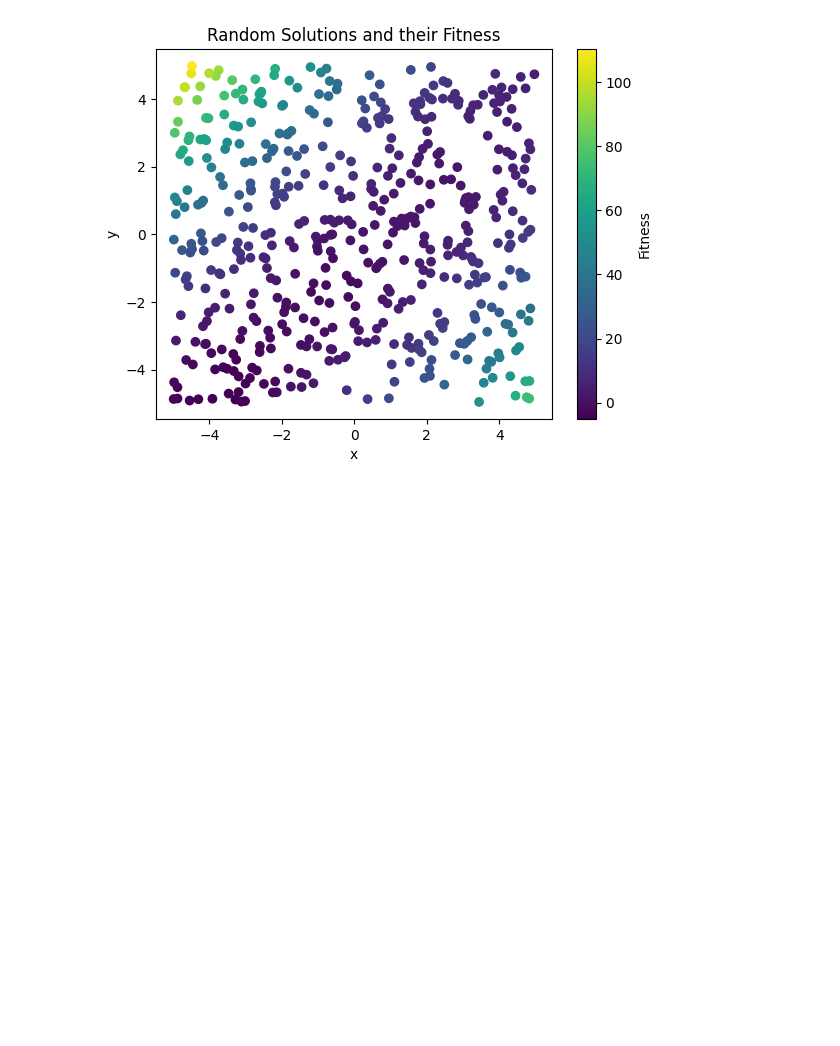
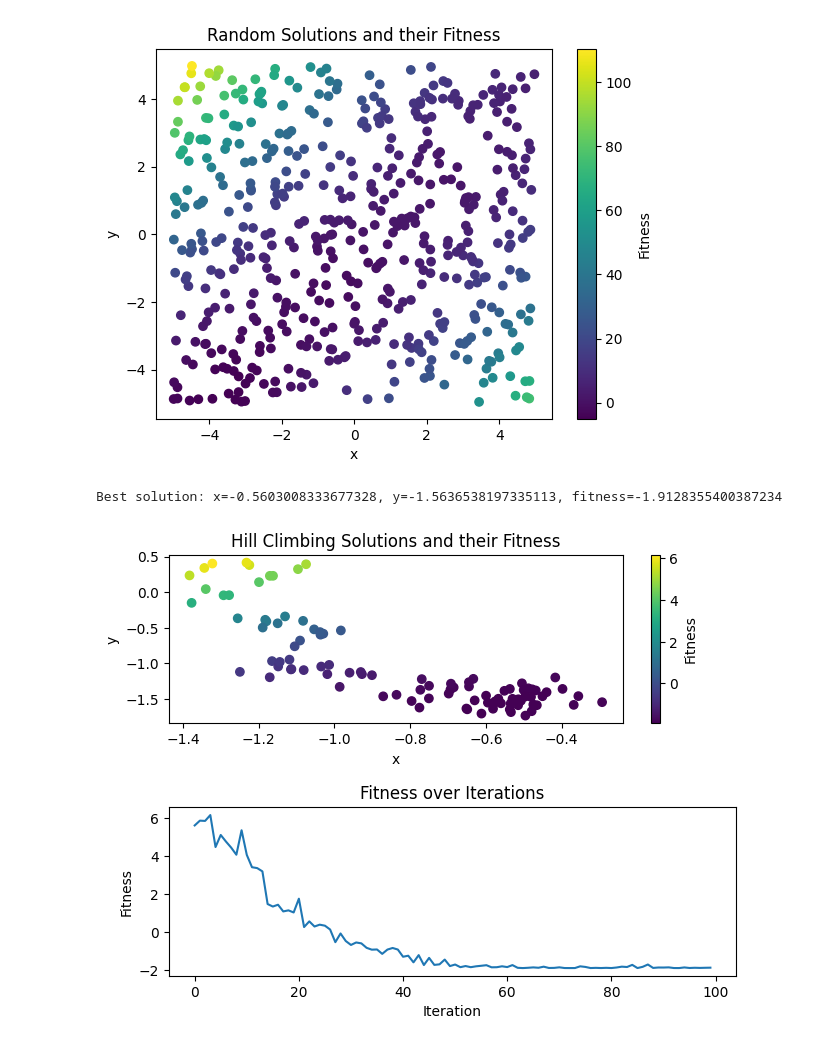
Before and after one commit to NullString1/COMP2002, a Jupyter notebook: optimisation.ipynb, the cells around one changed output. Drawn from its saved outputs; the diff is of its cells as text; code cells hidden in the pictures; blank space fills up the shorter version.

```diff
--- a/optimisation.ipynb
+++ b/optimisation.ipynb
@@ -18,3 +18,40 @@ plt.title('Random Solutions and their Fitness')
 plt.show()
 # %% [output]
 [figure]
+# %%
+# Hillcimber
+gmutate = lambda x: x + np.random.normal(0, 0.1)
+def hillclimb(x: float, y: float, fitness_func: callable, iterations: int) -> tuple:
+    best_x, best_y = x, y
+    current_fitness = fitness_func(best_x, best_y)
+    solutions = np.array([[], [], []]).T
+    for _ in range(iterations):
+        new_x = gmutate(best_x)
+        new_y = gmutate(best_y)
+        new_fitness = fitness_func(new_x, new_y)
+        solutions = np.append(solutions, [[new_x, new_y, new_fitness]], axis=0)
+
+        if new_fitness < current_fitness:  # Assuming we want to minimize the fitness
+            best_x, best_y, current_fitness = new_x, new_y, new_fitness
+
+    return best_x, best_y, current_fitness, solutions
+# %%
+init_x, init_y = np.random.uniform(-5, 5, 2)
+best_x, best_y, best_fitness, solutions = hillclimb(init_x, init_y, problem, 100)
+print(f"Best solution: x={best_x}, y={best_y}, fitness={best_fitness}")
+fig, axs = plt.subplots(2) # Plot iteration to fitness
+plt.tight_layout()
+plt.subplots_adjust(hspace=0.5)
+axs[0].scatter(solutions[:, 0], solutions[:, 1], c=solutions[:, 2], cmap='viridis')
+fig.colorbar(axs[0].collections[0], label='Fitness')
+axs[0].set_xlabel('x')
+axs[0].set_ylabel('y')
+axs[0].set_title('Hill Climbing Solutions and their Fitness')
+axs[1].plot(solutions[:, 2])
+axs[1].set_xlabel('Iteration')
+axs[1].set_ylabel('Fitness')
+axs[1].set_title('Fitness over Iterations')
+plt.show()
+# %% [output]
+Best solution: x=-0.5603008333677328, y=-1.5636538197335113, fitness=-1.9128355400387234
+[figure, added]
```
Also changed, not shown: parts of 2 cells of this notebook.
